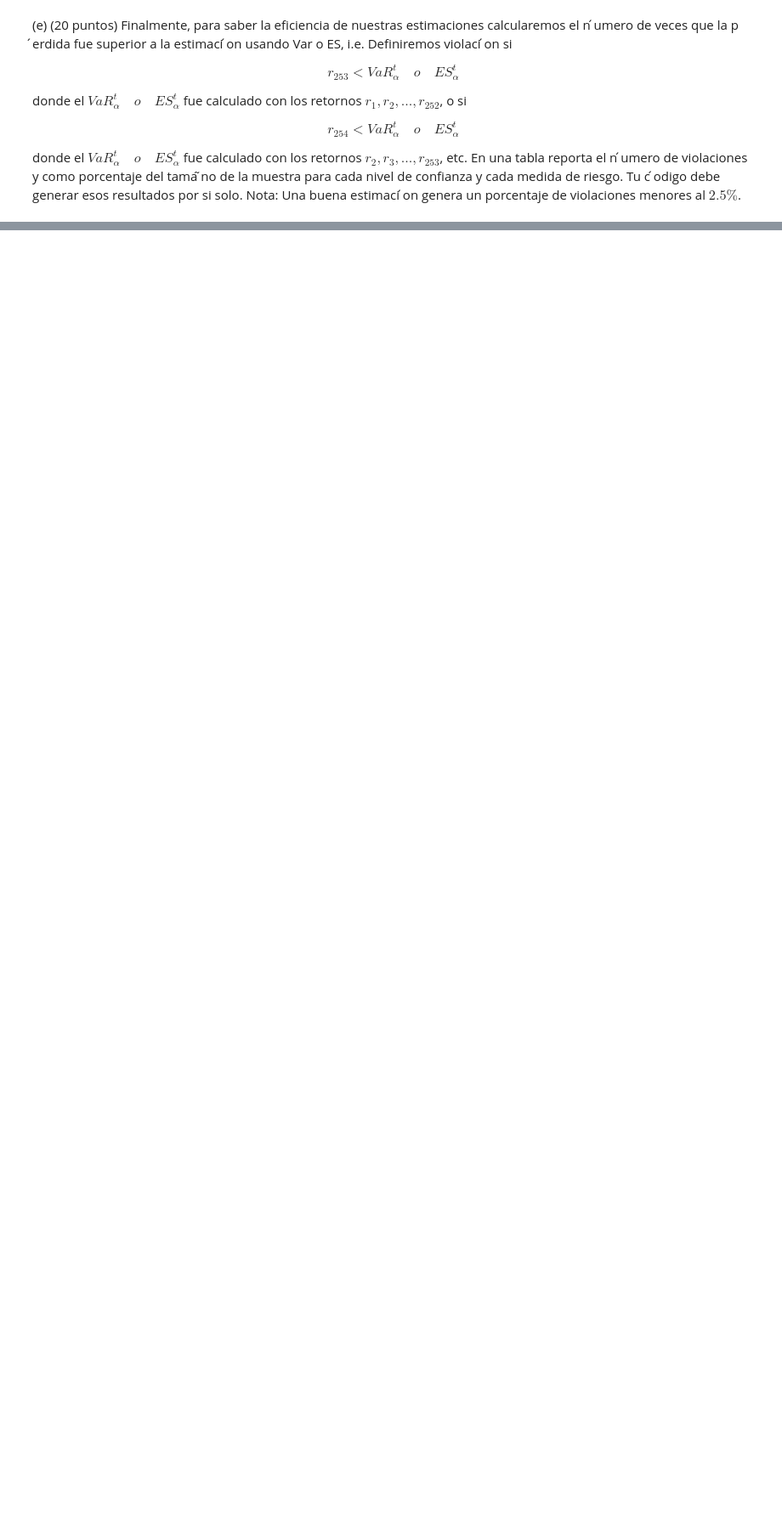
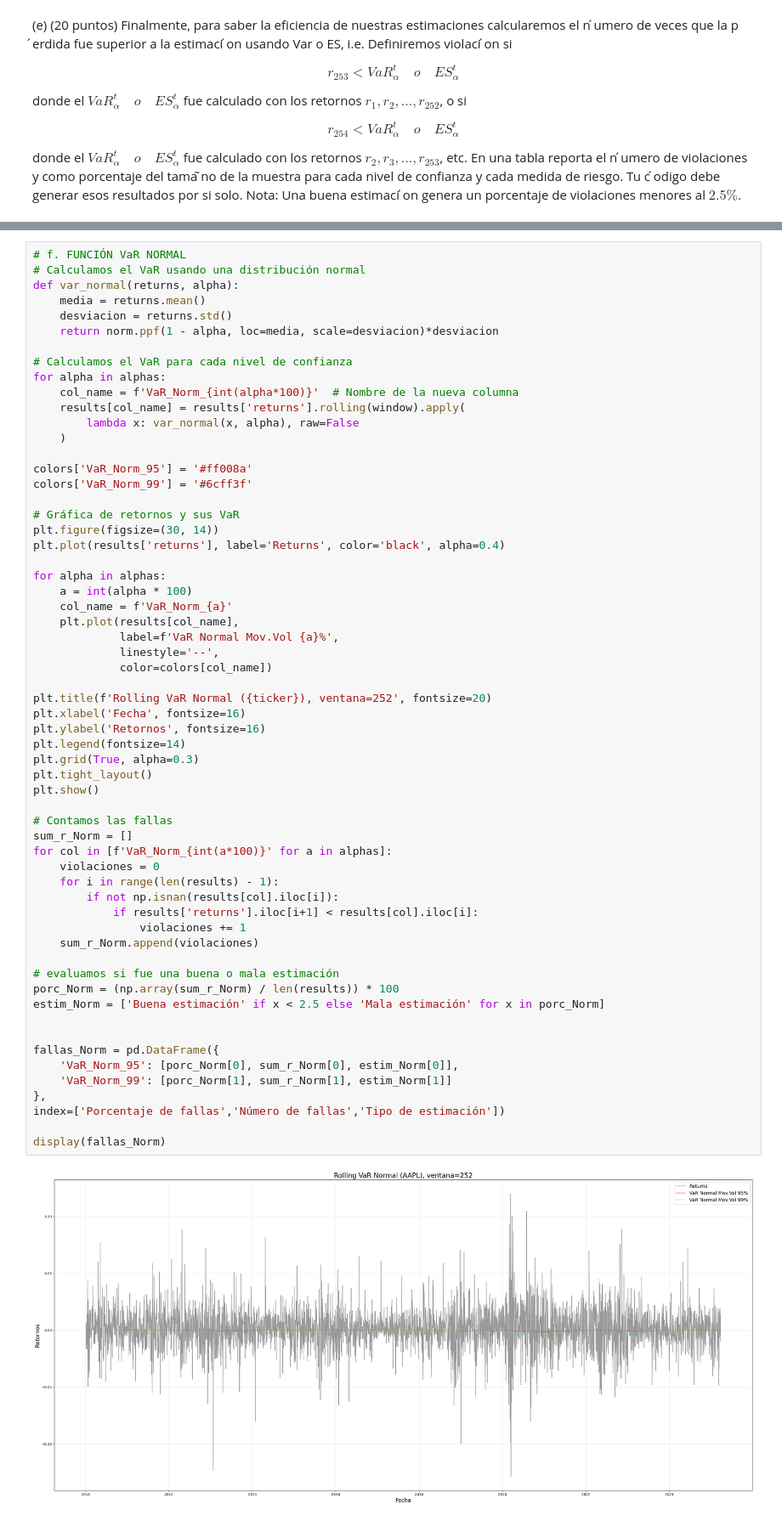
Before and after one commit to Oziel-Hdz-B/Metodos_proyectos, a Jupyter notebook: proyecto_1/prueba.ipynb, the cells around one changed output, grey strips where cells are left out. Shown at 85% size. Cells and saved outputs as stored; diff of their text form; blank space fills up the shorter version.

```diff
--- a/proyecto_1/prueba.ipynb
+++ b/proyecto_1/prueba.ipynb
@@ -261,0 +290,62 @@ Date
+# %%
+# f. FUNCIÓN VaR NORMAL
+# Calculamos el VaR usando una distribución normal
+def var_normal(returns, alpha):
+    media = returns.mean()
+    desviacion = returns.std()
+    return norm.ppf(1 - alpha, loc=media, scale=desviacion)*desviacion
+
+# Calculamos el VaR para cada nivel de confianza
+for alpha in alphas:
+    col_name = f'VaR_Norm_{int(alpha*100)}'  # Nombre de la nueva columna
+    results[col_name] = results['returns'].rolling(window).apply(
+        lambda x: var_normal(x, alpha), raw=False
+    )
+
+colors['VaR_Norm_95'] = '#ff008a'
+colors['VaR_Norm_99'] = '#6cff3f'
+
+# Gráfica de retornos y sus VaR
+plt.figure(figsize=(30, 14))
+plt.plot(results['returns'], label='Returns', color='black', alpha=0.4)
+
+for alpha in alphas:
+    a = int(alpha * 100)
+    col_name = f'VaR_Norm_{a}'
+    plt.plot(results[col_name],
+             label=f'VaR Normal Mov.Vol {a}%',
+             linestyle='--',
+             color=colors[col_name])
+
+plt.title(f'Rolling VaR Normal ({ticker}), ventana=252', fontsize=20)
+plt.xlabel('Fecha', fontsize=16)
+plt.ylabel('Retornos', fontsize=16)
+plt.legend(fontsize=14)
+plt.grid(True, alpha=0.3)
+plt.tight_layout()
+plt.show()
+
+# Contamos las fallas
+sum_r_Norm = []
+for col in [f'VaR_Norm_{int(a*100)}' for a in alphas]:
+    violaciones = 0
+    for i in range(len(results) - 1):
+        if not np.isnan(results[col].iloc[i]):
+            if results['returns'].iloc[i+1] < results[col].iloc[i]:
+                violaciones += 1
+    sum_r_Norm.append(violaciones)
+
+# evaluamos si fue una buena o mala estimación
+porc_Norm = (np.array(sum_r_Norm) / len(results)) * 100
+estim_Norm = ['Buena estimación' if x < 2.5 else 'Mala estimación' for x in porc_Norm]
+
+
+fallas_Norm = pd.DataFrame({
+    'VaR_Norm_95': [porc_Norm[0], sum_r_Norm[0], estim_Norm[0]],
+    'VaR_Norm_99': [porc_Norm[1], sum_r_Norm[1], estim_Norm[1]]
+},
+index=['Porcentaje de fallas','Número de fallas','Tipo de estimación'])
+
+display(fallas_Norm)
+# %% [output]
+[figure, added]
```
Also changed, not shown: parts of 10 cells of this notebook, 1 other file.
